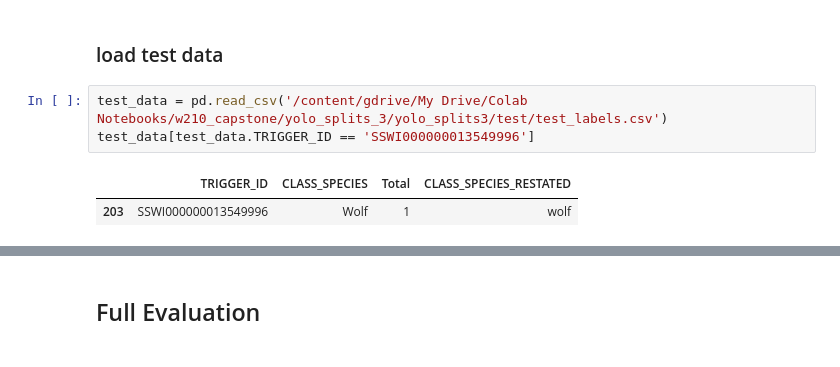
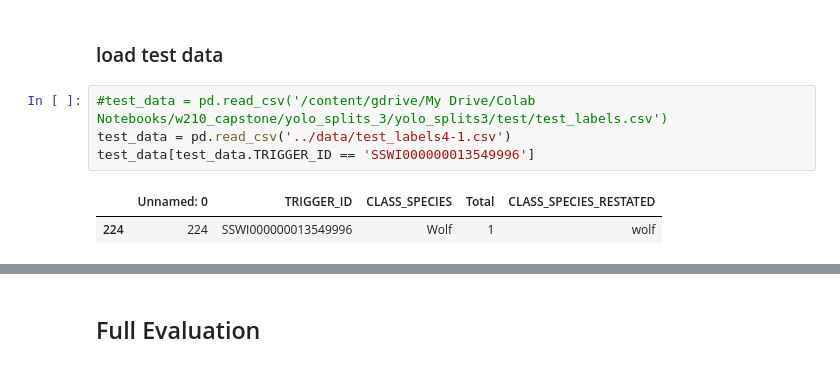
Before and after one commit to jroshanucb/capstone, a Jupyter notebook: ensemble/Ensemble_Playground.ipynb, the cells around one changed output, grey strips where cells are left out. Cells and saved outputs as stored; diff of their text form.

```diff
--- a/ensemble/Ensemble_Playground.ipynb
+++ b/ensemble/Ensemble_Playground.ipynb
@@ -11,11 +11,12 @@ pd.options.mode.chained_assignment = None  # default='warn'
 # %% [markdown]
 ### load test data
 # %%
-test_data = pd.read_csv('/content/gdrive/My Drive/Colab Notebooks/w210_capstone/yolo_splits_3/yolo_splits3/test/test_labels.csv')
+#test_data = pd.read_csv('/content/gdrive/My Drive/Colab Notebooks/w210_capstone/yolo_splits_3/yolo_splits3/test/test_labels.csv')
+test_data = pd.read_csv('../data/test_labels4-1.csv')
 test_data[test_data.TRIGGER_ID == 'SSWI000000013549996']
 # %% [output]
-|  | TRIGGER_ID | CLASS_SPECIES | Total | CLASS_SPECIES_RESTATED |
-| 203 | SSWI000000013549996 | Wolf | 1 | wolf |
+|  | Unnamed: 0 | TRIGGER_ID | CLASS_SPECIES | Total | CLASS_SPECIES_RESTATED |
+| 224 | 224 | SSWI000000013549996 | Wolf | 1 | wolf |
 # %%
 #YOLO Species Logic
 # Species
```
Also changed, not shown: parts of 30 cells of this notebook, 15 other files.
